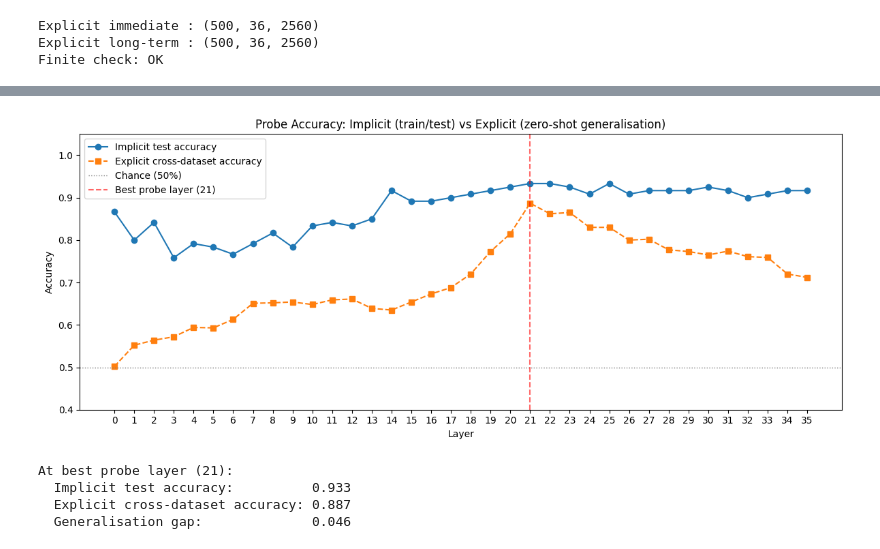
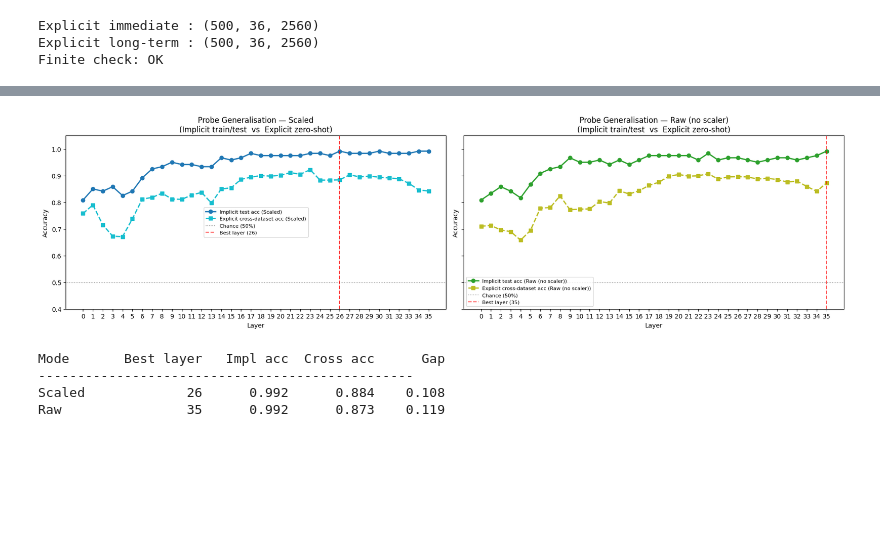
Before and after one commit to Avi161/temporal-awareness, a Jupyter notebook: notebooks/08_steering_from_scratch.ipynb, the cells around one changed output, grey strips where cells are left out. Drawn from its saved outputs; the diff is of its cells as text; code cells hidden in the pictures; blank space fills up the shorter version.

```diff
--- a/notebooks/08_steering_from_scratch.ipynb
+++ b/notebooks/08_steering_from_scratch.ipynb
@@ -525,34 +540,40 @@ Cross-dataset evaluation complete.
 # %%
-# ── Plot: implicit test accuracy vs explicit cross-dataset accuracy ────────
-fig, ax = plt.subplots(figsize=(12, 5))
-ax.plot(df_probes["layer"], df_probes["test_accuracy"],
-        marker="o", label="Implicit test accuracy", color="tab:blue")
-ax.plot(df_probes["layer"], df_probes["cross_dataset_accuracy"],
-        marker="s", label="Explicit cross-dataset accuracy",
-        color="tab:orange", linestyle="--")
-ax.axhline(0.5, color="gray", linestyle=":", linewidth=1, label="Chance (50%)")
-ax.axvline(best_layer, color="red", linestyle="--", linewidth=1.5, alpha=0.6,
-           label=f"Best probe layer ({best_layer})")
+# ── Plot: all four curves — scaled and raw, implicit and cross-dataset ─────
+fig, axes = plt.subplots(1, 2, figsize=(18, 5), sharey=True)
 
-ax.set_xlabel("Layer")
-ax.set_ylabel("Accuracy")
-ax.set_title("Probe Accuracy: Implicit (train/test) vs Explicit (zero-shot generalisation)")
-ax.legend()
-ax.set_ylim(0.4, 1.05)
-ax.set_xticks(range(N_LAYERS))
+for ax, df, mode, c_impl, c_cross, best in [
+    (axes[0], df_scaled, "Scaled",       "tab:blue",  "tab:cyan",  best_layer_s),
+    (axes[1], df_raw,    "Raw (no scaler)", "tab:green", "tab:olive", best_layer_r),
+]:
+    ax.plot(df["layer"], df["test_accuracy"],
+            marker="o", linewidth=2, color=c_impl,
+            label=f"Implicit test acc ({mode})")
+    ax.plot(df["layer"], df["cross_dataset_accuracy"],
+            marker="s", linewidth=2, color=c_cross, linestyle="--",
+            label=f"Explicit cross-dataset acc ({mode})")
+    ax.axhline(0.5, color="gray", linestyle=":", linewidth=1, label="Chance (50%)")
+    ax.axvline(best, color="red", linestyle="--", linewidth=1.5, alpha=0.7,
+               label=f"Best layer ({best})")
+    ax.set_xlabel("Layer")
+    ax.set_ylabel("Accuracy")
+    ax.set_title(f"Probe Generalisation — {mode}\n(Implicit train/test  vs  Explicit zero-shot)")
+    ax.legend(fontsize=8)
+    ax.set_ylim(0.4, 1.05)
+    ax.set_xticks(range(N_LAYERS))
+
 plt.tight_layout()
-plt.savefig(PROBE_OUT_DIR / "probe_generalization.png", dpi=150)
+plt.savefig(PROBE_OUT_DIR / "probe_generalization_both_modes.png", dpi=150)
 plt.show()
 
-print(f"\nAt best probe layer ({best_layer}):")
-print(f"  Implicit test accuracy:          {df_probes.loc[best_layer, 'test_accuracy']:.3f}")
-print(f"  Explicit cross-dataset accuracy: {df_probes.loc[best_layer, 'cross_dataset_accuracy']:.3f}")
-gap = (df_probes.loc[best_layer, "test_accuracy"]
-       - df_probes.loc[best_layer, "cross_dataset_accuracy"])
-print(f"  Generalisation gap:              {gap:.3f}")
+print(f"\n{'Mode':<10} {'Best layer':>10} {'Impl acc':>10} {'Cross acc':>10} {'Gap':>8}")
+print("-" * 48)
+for label, df, best in [("Scaled", df_scaled, best_layer_s), ("Raw", df_raw, best_layer_r)]:
+    impl  = df.loc[df["layer"] == best, "test_accuracy"].values[0]
+    cross = df.loc[df["layer"] == best, "cross_dataset_accuracy"].values[0]
+    print(f"{label:<10} {best:>10} {impl:>10.3f} {cross:>10.3f} {impl-cross:>8.3f}")
 # %% [output]
-[figure, old version]
+[figure, new version]
-At best probe layer (21):
-  Implicit test accuracy:          0.933
-  Explicit cross-dataset accuracy: 0.887
-  Generalisation gap:              0.046
+Mode       Best layer   Impl acc  Cross acc      Gap
+------------------------------------------------
+Scaled             26      0.992      0.884    0.108
+Raw                35      0.992      0.873    0.119
```
Also changed, not shown: parts of 16 cells of this notebook.
